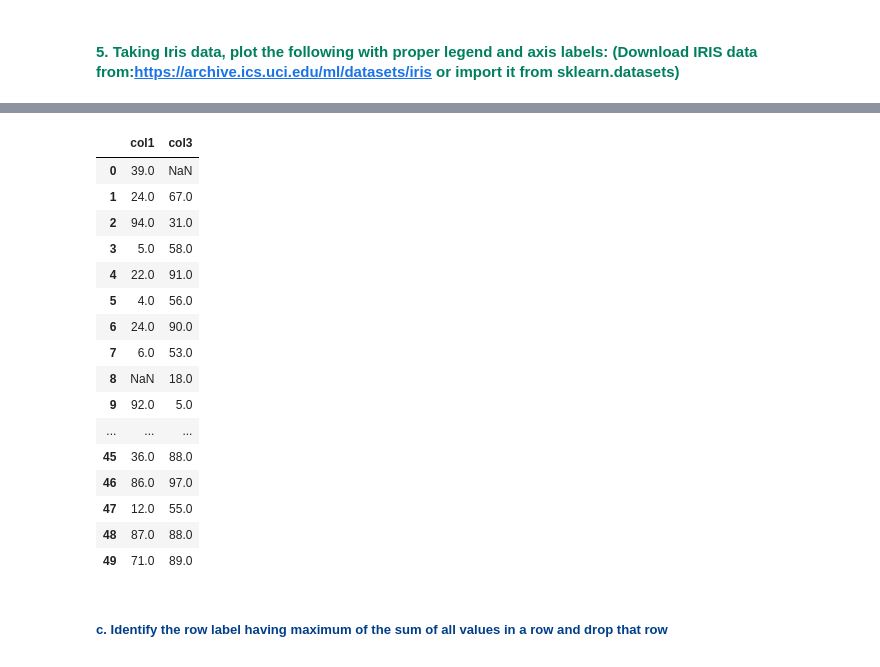
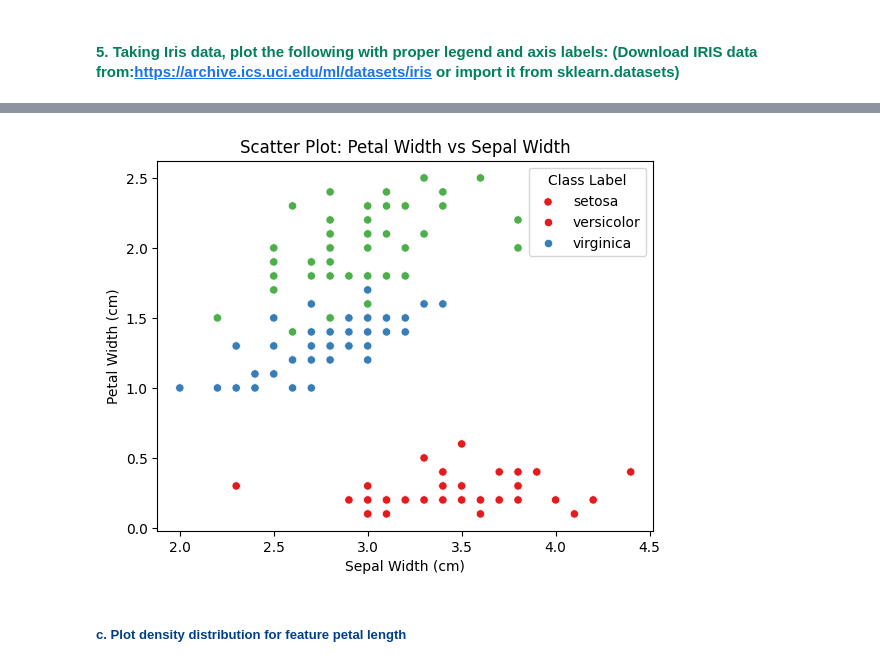
Before and after one commit to Rohit-2163/Dav, a Jupyter notebook: 5_Assingment.ipynb, the cells around one changed output, grey strips where cells are left out. Saved outputs shown, nothing was run; the diff lists cells and outputs as text; code cells hidden in the pictures.

```diff
--- a/5_Assingment.ipynb
+++ b/5_Assingment.ipynb
@@ -48,24 +62,13 @@ Total Missing value  15
 # %%
-df = df.dropna(thresh=len(df)-5, axis=1)
-df
+#scatter plot
+sns.scatterplot(x='sepal width (cm)', y='petal width (cm)', hue='target', data=iris_df,palette='Set1')
+plt.xlabel('Sepal Width (cm)')
+plt.ylabel('Petal Width (cm)')
+plt.title('Scatter Plot: Petal Width vs Sepal Width')
+plt.legend(title='Class Label', labels=iris.target_names)
+plt.show()
 # %% [output]
-|  | col1 | col3 |
-| 0 | 39.0 | NaN |
-| 1 | 24.0 | 67.0 |
-| 2 | 94.0 | 31.0 |
-| 3 | 5.0 | 58.0 |
-| 4 | 22.0 | 91.0 |
-| 5 | 4.0 | 56.0 |
-| 6 | 24.0 | 90.0 |
-| 7 | 6.0 | 53.0 |
-| 8 | NaN | 18.0 |
-| 9 | 92.0 | 5.0 |
-| ... | ... | ... |
-| 45 | 36.0 | 88.0 |
-| 46 | 86.0 | 97.0 |
-| 47 | 12.0 | 55.0 |
-| 48 | 87.0 | 88.0 |
-| 49 | 71.0 | 89.0 |
+[figure, added]
 # %% [markdown]
-##### <span style="color:#003f88">c. Identify the row label having maximum of the sum of all values in a row and drop that row</span>
+##### <span style="color:#003f88">c. Plot density distribution for feature petal length</span>
 # %%
```
Also changed, not shown: parts of 16 cells of this notebook.
